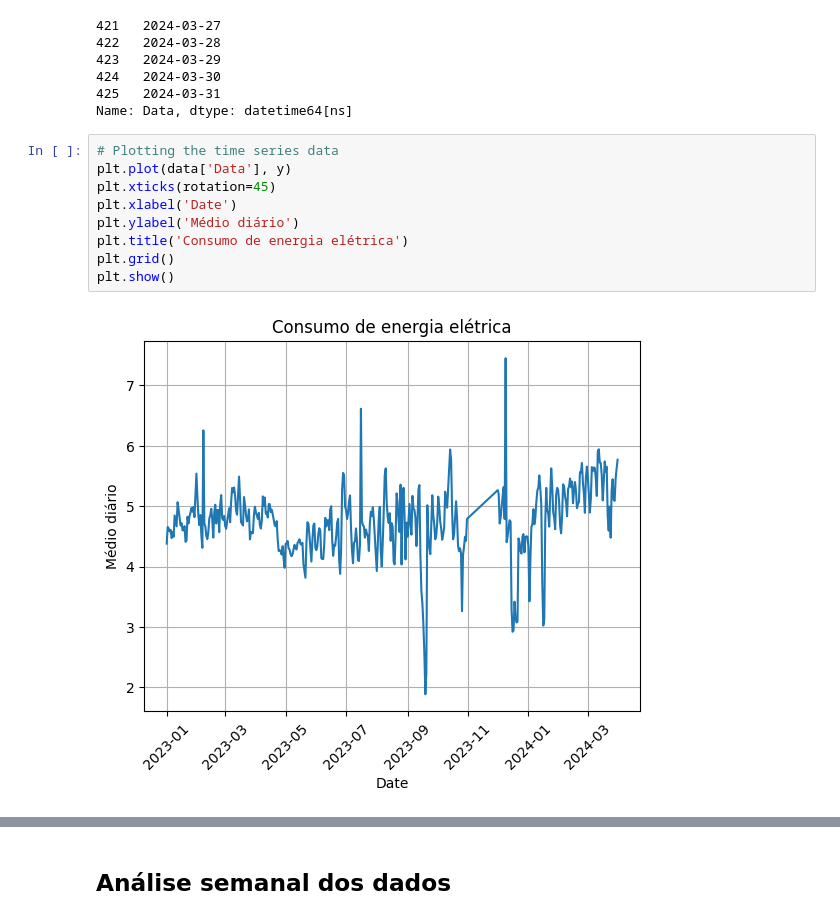
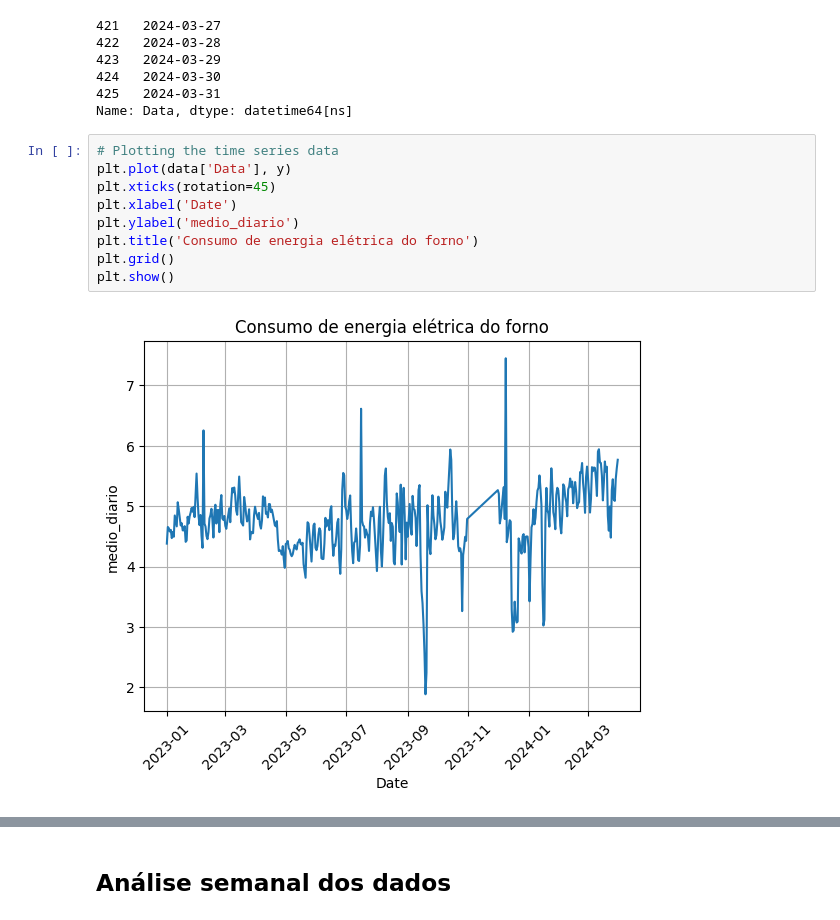
Before and after one commit to V-kr0pt/vivix_energy_consumption, a Jupyter notebook: data_visual.ipynb, the cells around one changed output, grey strips where cells are left out. Drawn from its saved outputs; the diff is of its cells as text.

Commit message:
add: data_visual

```diff
--- a/data_visual.ipynb
+++ b/data_visual.ipynb
@@ -33,12 +33,12 @@ Name: Data, dtype: datetime64[ns]
 # %%
 # Plotting the time series data
 plt.plot(data['Data'], y)
 plt.xticks(rotation=45)
 plt.xlabel('Date')
-plt.ylabel('Médio diário')
-plt.title('Consumo de energia elétrica')
+plt.ylabel('medio_diario')
+plt.title('Consumo de energia elétrica do forno')
 plt.grid()
 plt.show()
 # %% [output]
-[figure, old version]
+[figure, new version]
 # %%
```
Also changed, not shown: parts of 12 cells of this notebook.
